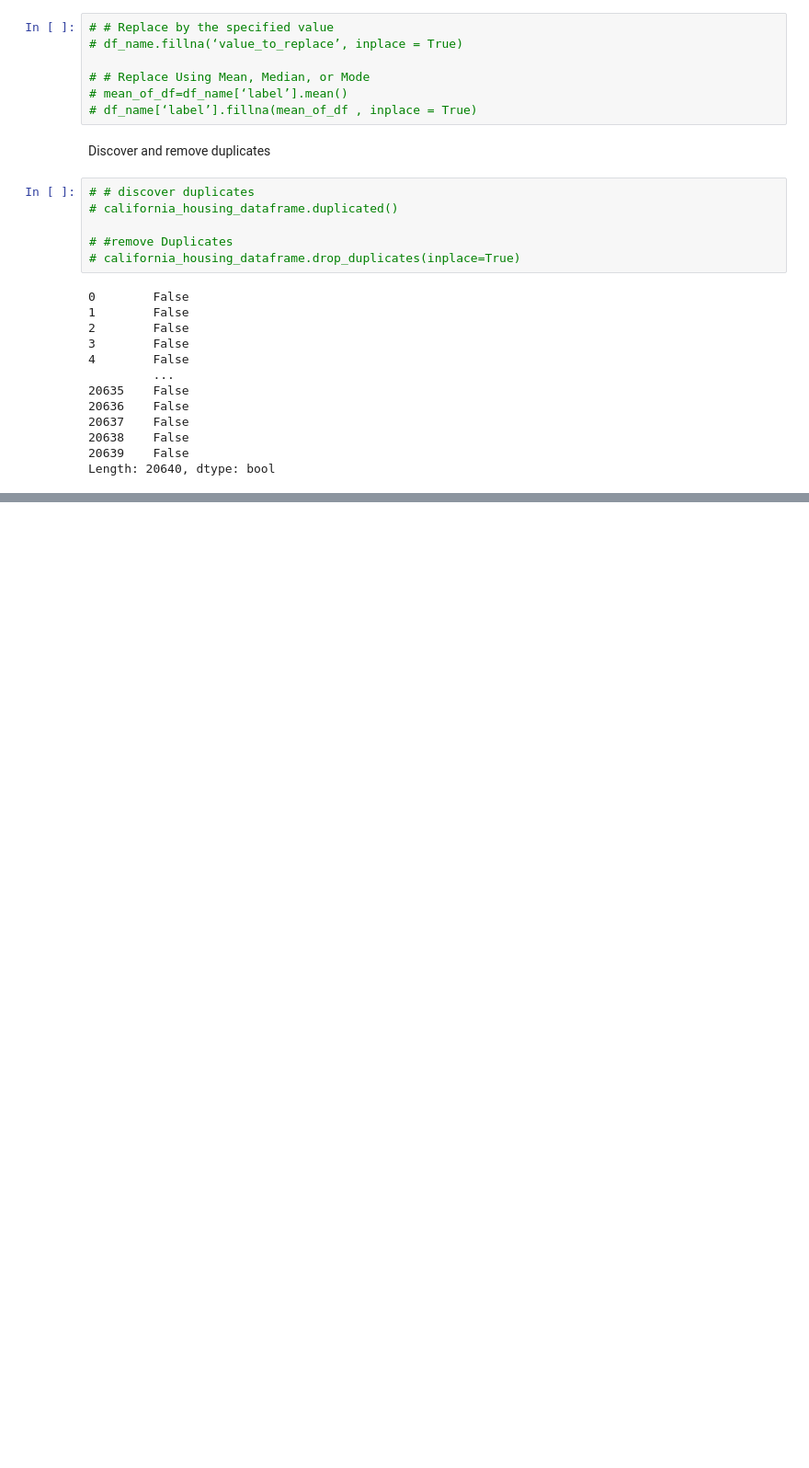
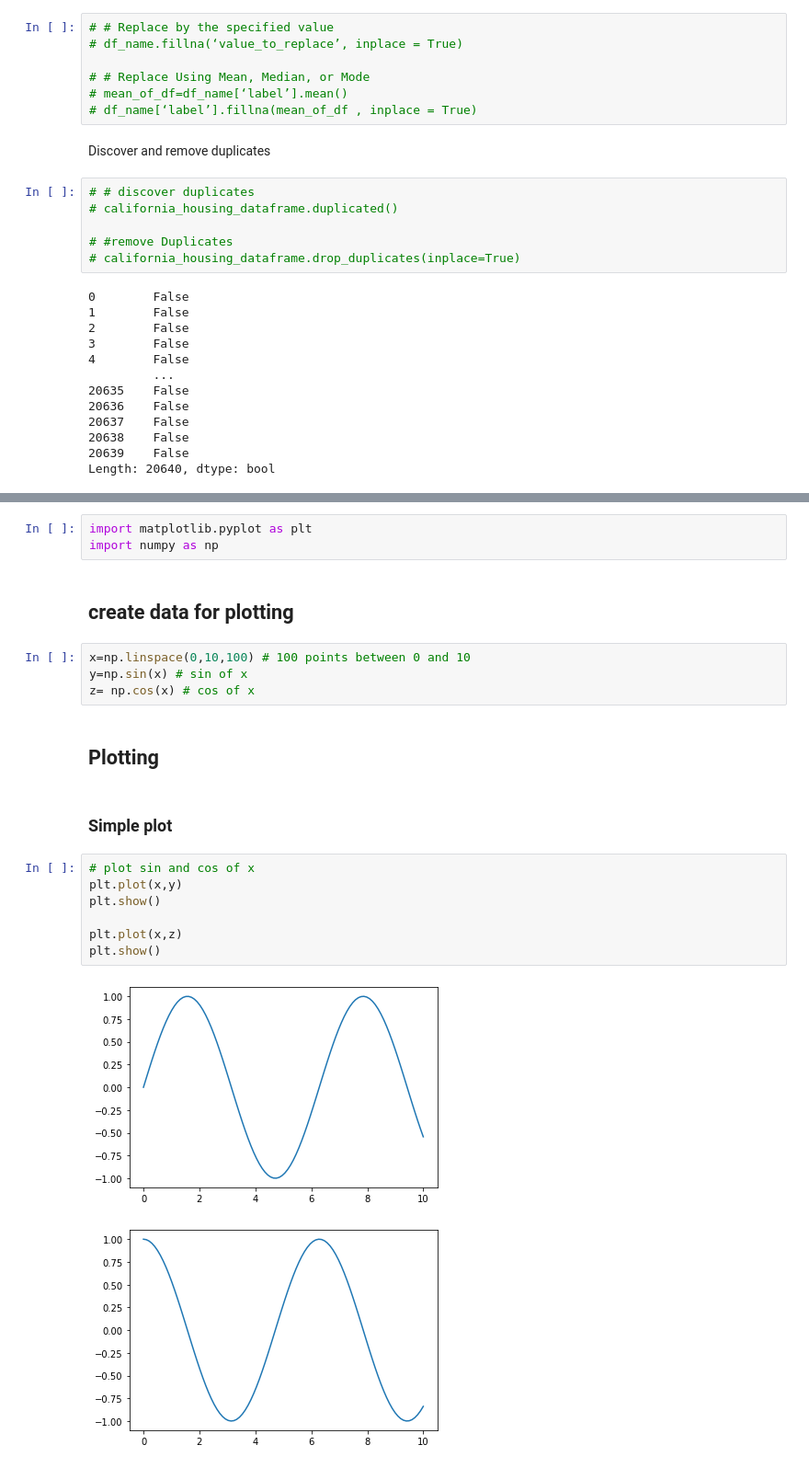
Before and after one commit to amritphuyal/ML-with-Python, a Jupyter notebook: Ml with python.ipynb, the cells around one changed output, grey strips where cells are left out. Shown at 92% size. Saved outputs shown, nothing was run; the diff lists cells and outputs as text; blank space fills up the shorter version.

Commit message:
Added Matplotlib and seaborn tutorial

```diff
--- a/Ml with python.ipynb
+++ b/Ml with python.ipynb
@@ -588,0 +611,23 @@ Length: 20640, dtype: bool
+# %%
+import matplotlib.pyplot as plt
+import numpy as np
+# %% [markdown]
+## create data for plotting
+# %%
+x=np.linspace(0,10,100) # 100 points between 0 and 10
+y=np.sin(x) # sin of x
+z= np.cos(x) # cos of x
+# %% [markdown]
+## Plotting
+# %% [markdown]
+### Simple plot
+# %%
+# plot sin and cos of x
+plt.plot(x,y)
+plt.show()
+
+plt.plot(x,z)
+plt.show()
+# %% [output]
+[figure, added]
+[figure, added]
```
Also changed, not shown: parts of 53 cells of this notebook, 1 other file.
